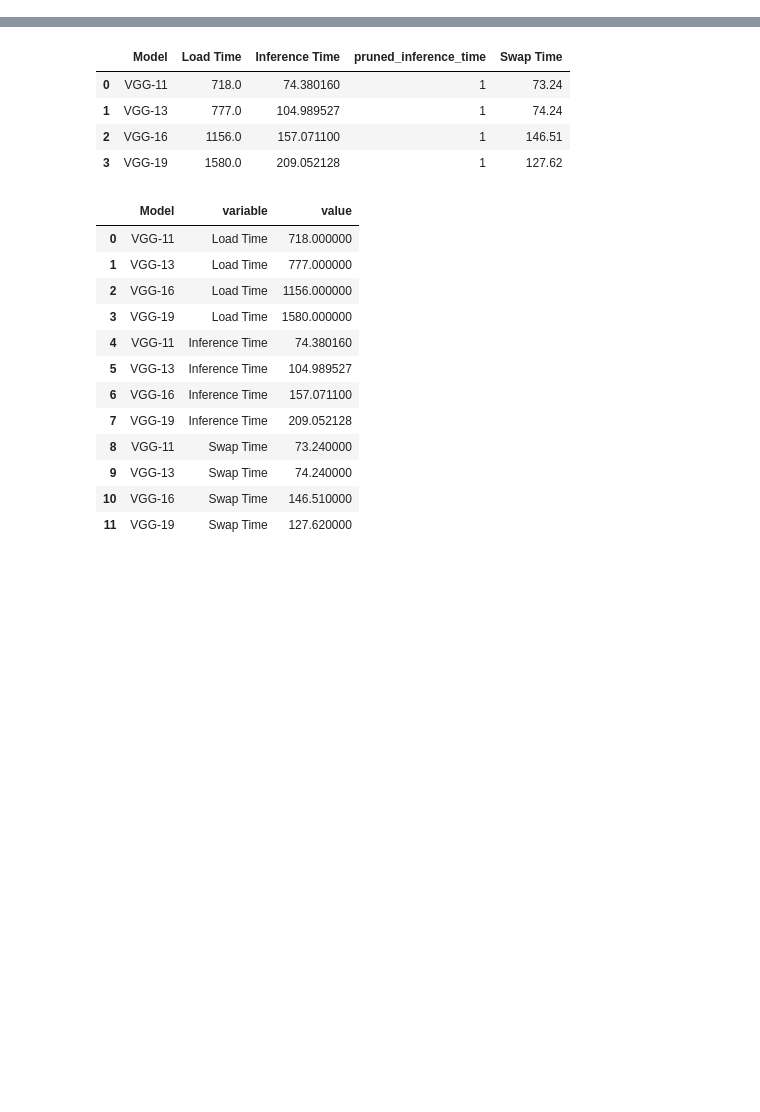
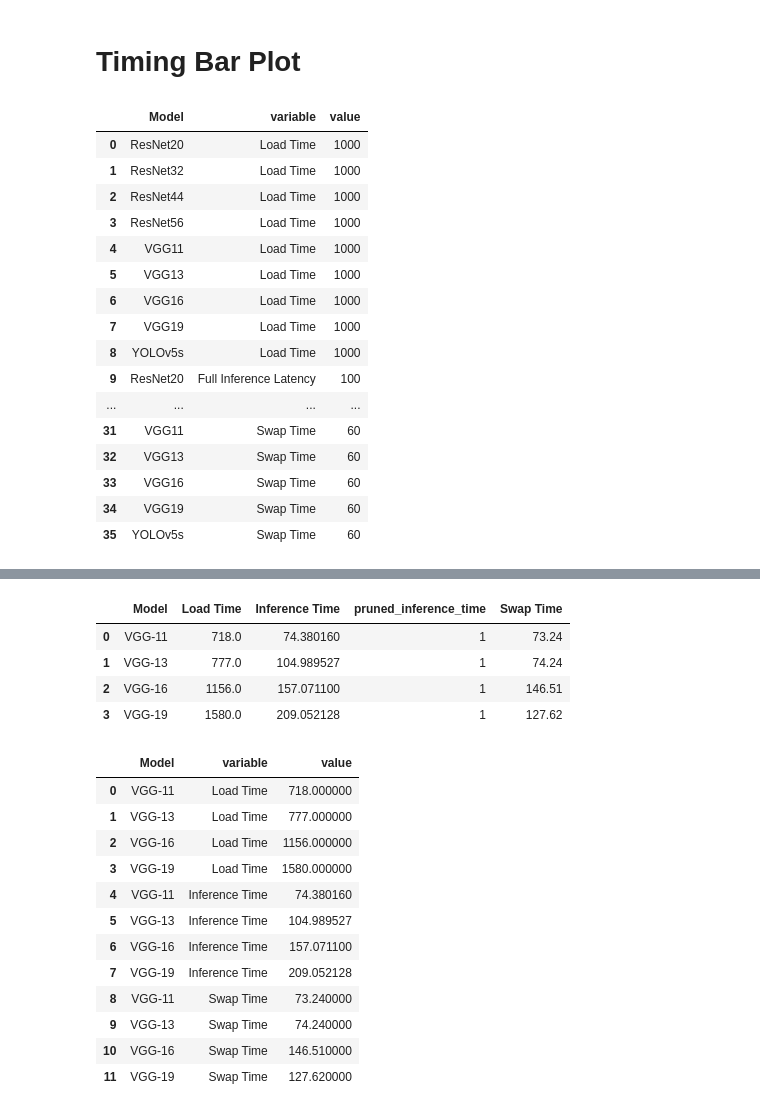
Before and after one commit to Didanny/cifar-model-pruning, a Jupyter notebook: plots.ipynb, the cells around one changed output, grey strips where cells are left out. Drawn from its saved outputs; the diff is of its cells as text; code cells hidden in the pictures; blank space fills up the shorter version.

```diff
--- a/plots.ipynb
+++ b/plots.ipynb
@@ -17,0 +388,24 @@ matplotlib.rcParams.update({
+# %% [markdown]
+# Timing Bar Plot
+# %%
+df = pd.read_csv('./dummy_bar_graph.csv')
+df = pd.melt(df, id_vars=['Model'], value_vars=['Load Time', 'Full Inference Latency', 'Pruned Inference Latency', 'Swap Time'])
+df
+# %% [output]
+|  | Model | variable | value |
+| 0 | ResNet20 | Load Time | 1000 |
+| 1 | ResNet32 | Load Time | 1000 |
+| 2 | ResNet44 | Load Time | 1000 |
+| 3 | ResNet56 | Load Time | 1000 |
+| 4 | VGG11 | Load Time | 1000 |
+| 5 | VGG13 | Load Time | 1000 |
+| 6 | VGG16 | Load Time | 1000 |
+| 7 | VGG19 | Load Time | 1000 |
+| 8 | YOLOv5s | Load Time | 1000 |
+| 9 | ResNet20 | Full Inference Latency | 100 |
+| ... | ... | ... | ... |
+| 31 | VGG11 | Swap Time | 60 |
+| 32 | VGG13 | Swap Time | 60 |
+| 33 | VGG16 | Swap Time | 60 |
+| 34 | VGG19 | Swap Time | 60 |
+| 35 | YOLOv5s | Swap Time | 60 |
```
Also changed, not shown: parts of 26 cells of this notebook, 13 other files.
